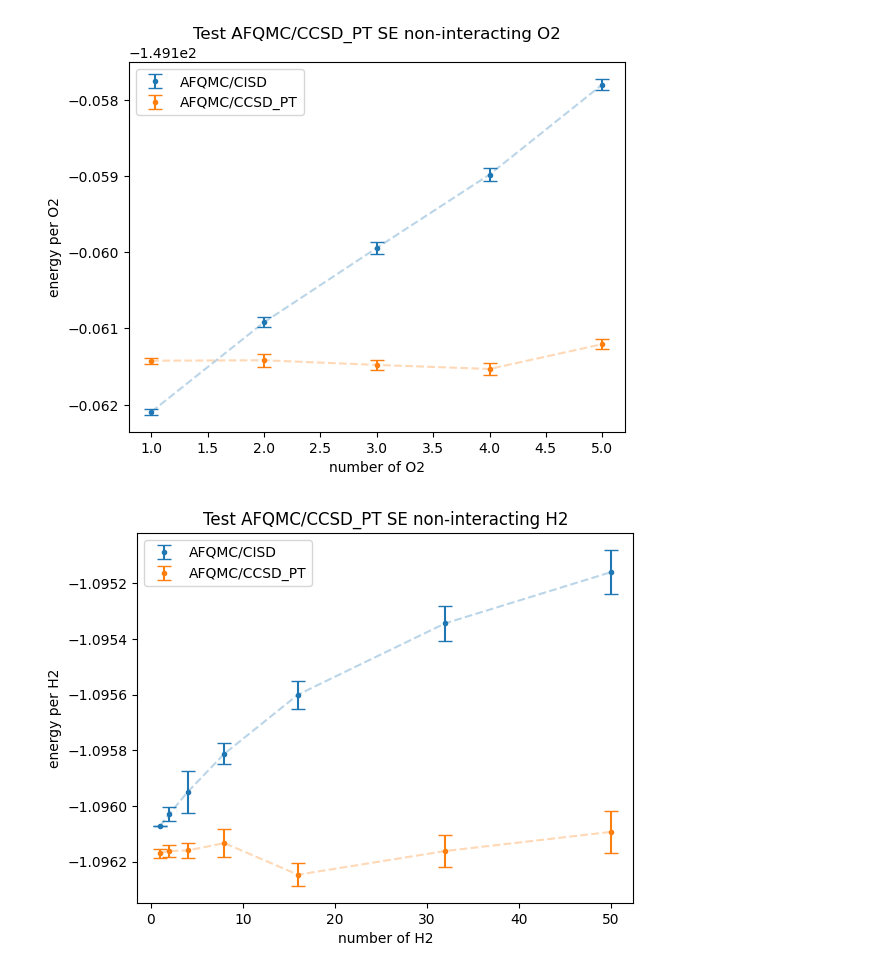
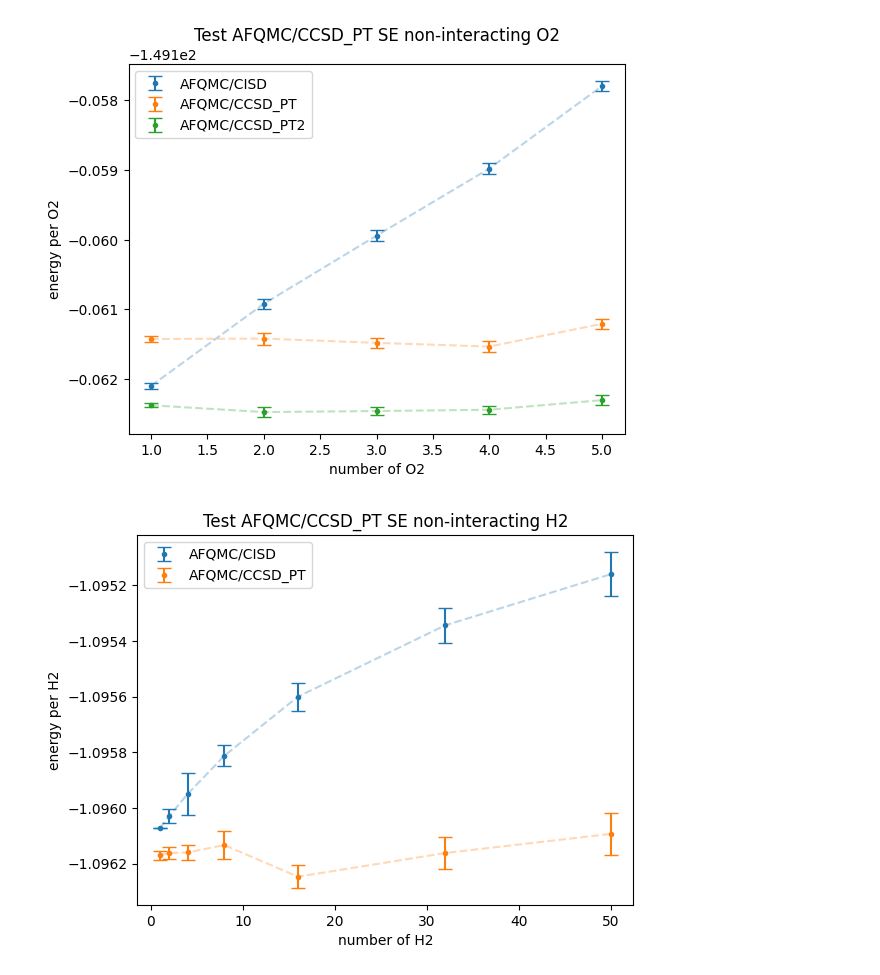
Before and after one commit to zh-yichi/afqmc_ccsd_pt_data, a Jupyter notebook: size/size.ipynb, the cells around one changed output. Saved outputs shown, nothing was run; the diff lists cells and outputs as text; code cells hidden in the pictures.

Commit message:
atomization energy

```diff
--- a/size/size.ipynb
+++ b/size/size.ipynb
@@ -19,32 +19,42 @@ def get_data(data):
 # %%
 # O2
 data1 = '''
 1  AFQMC energy: -149.162094 +/- 0.000040
 2  AFQMC energy: -298.321838 +/- 0.000135
 3  AFQMC energy: -447.479828 +/- 0.000225
 4  AFQMC energy: -596.635925 +/- 0.000337
 5  AFQMC energy: -745.789001 +/- 0.000370
 '''
 data2 = '''
 1  AFQMC/CCSD_PT energy: -149.161423 +/- 0.000039
 2  AFQMC/CCSD_PT energy: -298.322834 +/- 0.00017
 3  AFQMC/CCSD_PT energy: -447.484434 +/- 0.000201
 4  AFQMC/CCSD_PT energy: -596.646125 +/- 0.000315
 5  AFQMC/CCSD_PT energy: -745.806030 +/- 0.000337
 '''
+data3 = '''
+1  AFQMC/CCSD_PT2 energy: -149.162372 +/- 0.000031
+2  AFQMC/CCSD_PT2 energy:  -298.324939 +/- 0.000139
+3  AFQMC/CCSD_PT2 energy: -447.487364 +/- 0.000191
+4  AFQMC/CCSD_PT2 energy: -596.649745 +/- 0.000236
+5  AFQMC/CCSD_PT2 energy: -745.811494 +/- 0.000341
+'''
 n1,e_per1,err_per1 = get_data(data1)
 n2,e_per2,err_per2 = get_data(data2)
+n3,e_per3,err_per3 = get_data(data3)
 plt.errorbar(n1,e_per1,yerr=err_per1,fmt='.',capsize=5,label='AFQMC/CISD')
 plt.plot(n1,e_per1, '--', color='C0', alpha=0.3)
 plt.errorbar(n2,e_per2,yerr=err_per2,fmt='.',capsize=5,label='AFQMC/CCSD_PT')
 plt.plot(n2,e_per2, '--', color='C1', alpha=0.3)
+plt.errorbar(n3,e_per3,yerr=err_per3,fmt='.',capsize=5,label='AFQMC/CCSD_PT2')
+plt.plot(n3,e_per3, '--', color='C2', alpha=0.3)
 plt.xlabel('number of O2')
 plt.ylabel('energy per O2')
 plt.title('Test AFQMC/CCSD_PT SE non-interacting O2')
 plt.legend()
 plt.show()
 # %% [output]
-[figure, old version]
+[figure, new version]
 # %%
 # H2
 data1 = '''
```
Also changed, not shown: 3 other files.
